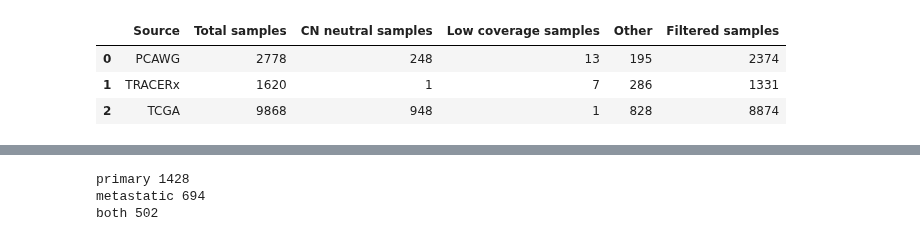
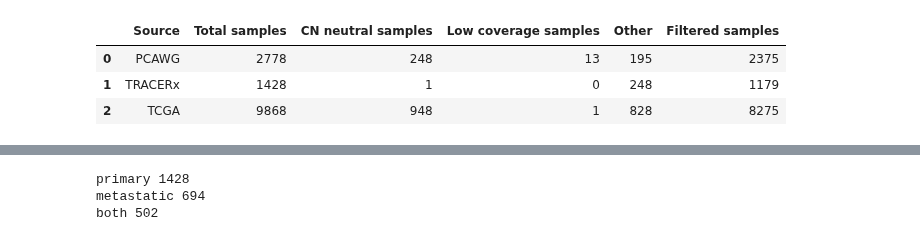
Before and after one commit to ICCB-Cologne/CNSistent, a Jupyter notebook: notebooks/analyze/analyze_types.ipynb, the cells around one changed output, grey strips where cells are left out. Saved outputs shown, nothing was run; the diff lists cells and outputs as text; code cells hidden in the pictures.

```diff
--- a/notebooks/analyze/analyze_types.ipynb
+++ b/notebooks/analyze/analyze_types.ipynb
@@ -39,17 +36,17 @@ Total samples: 11963
 # %%
 # TSV string
 tsv_data = """
 Source \tTotal samples\tCN neutral samples\tLow coverage samples\tOther\tFiltered samples
-PCAWG\t2778\t248\t13\t195\t2374
-TRACERx\t1620\t1\t7\t286\t1331
-TCGA\t9868\t948\t1\t828\t8874
+PCAWG\t2778\t248\t13\t195\t2375
+TRACERx\t1428\t1\t0\t248\t1179
+TCGA\t9868\t948\t1\t828\t8275
 """
 
 # Create DataFrame
 df = pd.read_csv(StringIO(tsv_data), sep='\t')
 df
 # %% [output]
 |  | Source | Total samples | CN neutral samples | Low coverage samples | Other | Filtered samples |
-| 0 | PCAWG | 2778 | 248 | 13 | 195 | 2374 |
-| 1 | TRACERx | 1620 | 1 | 7 | 286 | 1331 |
-| 2 | TCGA | 9868 | 948 | 1 | 828 | 8874 |
+| 0 | PCAWG | 2778 | 248 | 13 | 195 | 2375 |
+| 1 | TRACERx | 1428 | 1 | 0 | 248 | 1179 |
+| 2 | TCGA | 9868 | 948 | 1 | 828 | 8275 |
```
Also changed, not shown: parts of 6 cells of this notebook, 3 other files.
